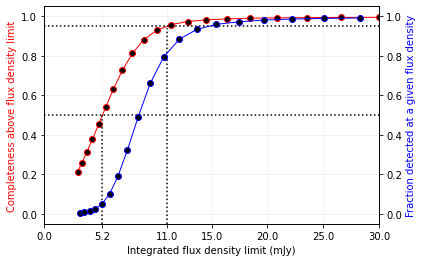
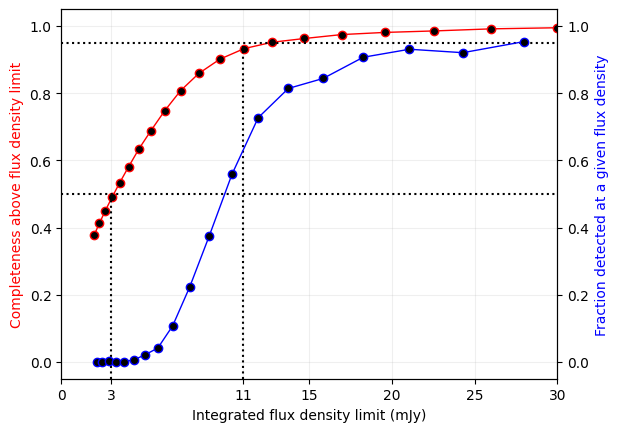
Unified diff of the notebook cell whose output changed from the first chart to the second:
--- before
+++ after
@@ -1,27 +1,15 @@
-datafiles = glob.glob('../completeness/*.txt')
+datafiles = sorted(glob.glob(os.path.expanduser('~/storage/surveytgts/mosaics/healpix-res/*injection.txt')))
 
-#for datafile in datafiles:
-#    with open(datafile,'r') as f:
-#        lines = f.readlines()
-#    with open(datafile,'w') as f:
-#        for i, line in enumerate(lines):
-#            if i == 0 or not line.startswith('c'):
-#                f.write(line)
-
-if not os.path.exists('../completeness/concat.fits'):
-    # cycle idx ra dec fv rfv efv
-    t = Table.read(datafiles[0], format='ascii')
-    pointing_name = os.path.basename(datafiles[0]).split('-')[0]
-    print('Concatenating %s' % pointing_name)
-    t = keep_sources_pointing(t, pointing_name)
-    
-    for datafile in datafiles[1:]:
+if not os.path.exists(os.path.expanduser('~/storage/surveytgts/analysis/concat.fits')):
+    # cycle idx ra dec fv rfv efv — keep only sources belonging to their own HEALPix pixel
+    tables = []
+    for datafile in datafiles:
         pointing_name = os.path.basename(datafile).split('-')[0]
         print('Concatenating %s' % pointing_name)
         tadd = Table.read(datafile, format='ascii')
-        # isolate sources that belongs to this pointing
-        tadd = keep_sources_pointing(tadd, pointing_name)
-        # pile up
-        t = vstack([t,tadd])
+        tadd['HEALPIX'] = hp.lonlat_to_healpix(tadd['ra'].data*u.deg, tadd['dec'].data*u.deg)
+        tadd = tadd[tadd['HEALPIX'] == int(pointing_name[2:])]
+        tables.append(tadd)
+    t = vstack(tables)
 
     t['fv'].name = 'f_inj'
@@ -33,7 +21,7 @@
     t['f_meas_err'] *= 1e3
     
-    t.write('../completeness/concat.fits', format='fits')
+    t.write(os.path.expanduser('~/storage/surveytgts/analysis/concat.fits'), format='fits')
 else:
-    t = Table.read('../completeness/concat.fits', format='fits')
+    t = Table.read(os.path.expanduser('~/storage/surveytgts/analysis/concat.fits'), format='fits')
 
 logmin=np.log10(3)
@@ -79,5 +67,5 @@
 ax2.set_ylabel('Fraction detected at a given flux density',color='b')
 # 50%
-ax1.axvline(5.2, ymax=0.5, color='k',ls=':')
+ax1.axvline(3., ymax=0.5, color='k',ls=':')
 ax1.axhline(0.5,color='k',ls=':')
 # 90%
@@ -87,5 +75,5 @@
 ax1.axvline(11, ymax=0.9, color='k',ls=':')
 ax1.axhline(0.95,color='k',ls=':')
-ax1.set_xticks([0,5.2,11,15,20,25,30])
+ax1.set_xticks([0,3,11,15,20,25,30])
 for i, tick in enumerate(ax1.get_xticklines()):
     if i == 1 or i == 2: tick.set_color('red')
@@ -95,3 +83,3 @@
 ax2.set_xlim(0,30)
 ax1.grid(alpha=.2)
-plt.savefig('completeness.pdf')
+plt.savefig(os.path.expanduser('~/storage/surveytgts/analysis/completeness.png'), dpi=300, bbox_inches='tight')

Commit: update